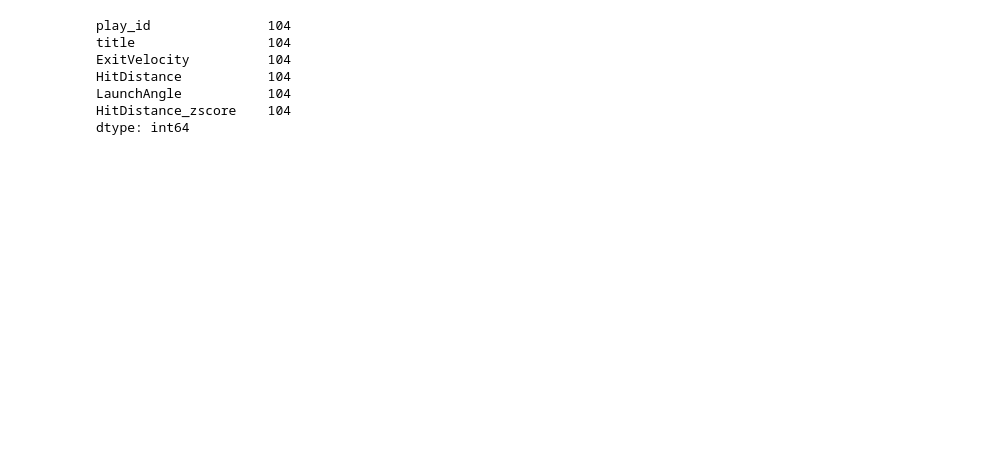
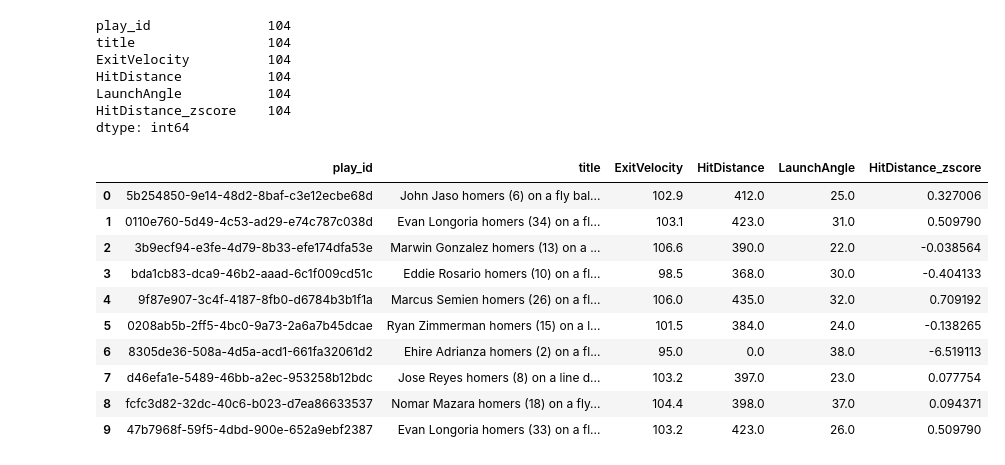
Before and after one commit to SuyashSalvi/MLB, a Jupyter notebook: data_cleaning.ipynb, the cells around one changed output. Cells and saved outputs as stored; diff of their text form; code cells hidden in the pictures; blank space fills up the shorter version.

```diff
--- a/data_cleaning.ipynb
+++ b/data_cleaning.ipynb
@@ -108,0 +112,14 @@ dtype: int64
+# %%
+df.head(10)
+# %% [output]
+|  | play_id | title | ExitVelocity | HitDistance | LaunchAngle | HitDistance_zscore |
+| 0 | 5b254850-9e14-48d2-8baf-c3e12ecbe68d | John Jaso homers (6) on a fly bal... | 102.9 | 412.0 | 25.0 | 0.327006 |
+| 1 | 0110e760-5d49-4c53-ad29-e74c787c038d | Evan Longoria homers (34) on a fl... | 103.1 | 423.0 | 31.0 | 0.509790 |
+| 2 | 3b9ecf94-e3fe-4d79-8b33-efe174dfa53e | Marwin Gonzalez homers (13) on a ... | 106.6 | 390.0 | 22.0 | -0.038564 |
+| 3 | bda1cb83-dca9-46b2-aaad-6c1f009cd51c | Eddie Rosario homers (10) on a fl... | 98.5 | 368.0 | 30.0 | -0.404133 |
+| 4 | 9f87e907-3c4f-4187-8fb0-d6784b3b1f1a | Marcus Semien homers (26) on a fl... | 106.0 | 435.0 | 32.0 | 0.709192 |
+| 5 | 0208ab5b-2ff5-4bc0-9a73-2a6a7b45dcae | Ryan Zimmerman homers (15) on a l... | 101.5 | 384.0 | 24.0 | -0.138265 |
+| 6 | 8305de36-508a-4d5a-acd1-661fa32061d2 | Ehire Adrianza homers (2) on a fl... | 95.0 | 0.0 | 38.0 | -6.519113 |
+| 7 | d46efa1e-5489-46bb-a2ec-953258b12bdc | Jose Reyes homers (8) on a line d... | 103.2 | 397.0 | 23.0 | 0.077754 |
+| 8 | fcfc3d82-32dc-40c6-b023-d7ea86633537 | Nomar Mazara homers (18) on a fly... | 104.4 | 398.0 | 37.0 | 0.094371 |
+| 9 | 47b7968f-59f5-4dbd-900e-652a9ebf2387 | Evan Longoria homers (33) on a fl... | 103.2 | 423.0 | 26.0 | 0.509790 |
```
Also changed, not shown: parts of 5 cells of this notebook.
